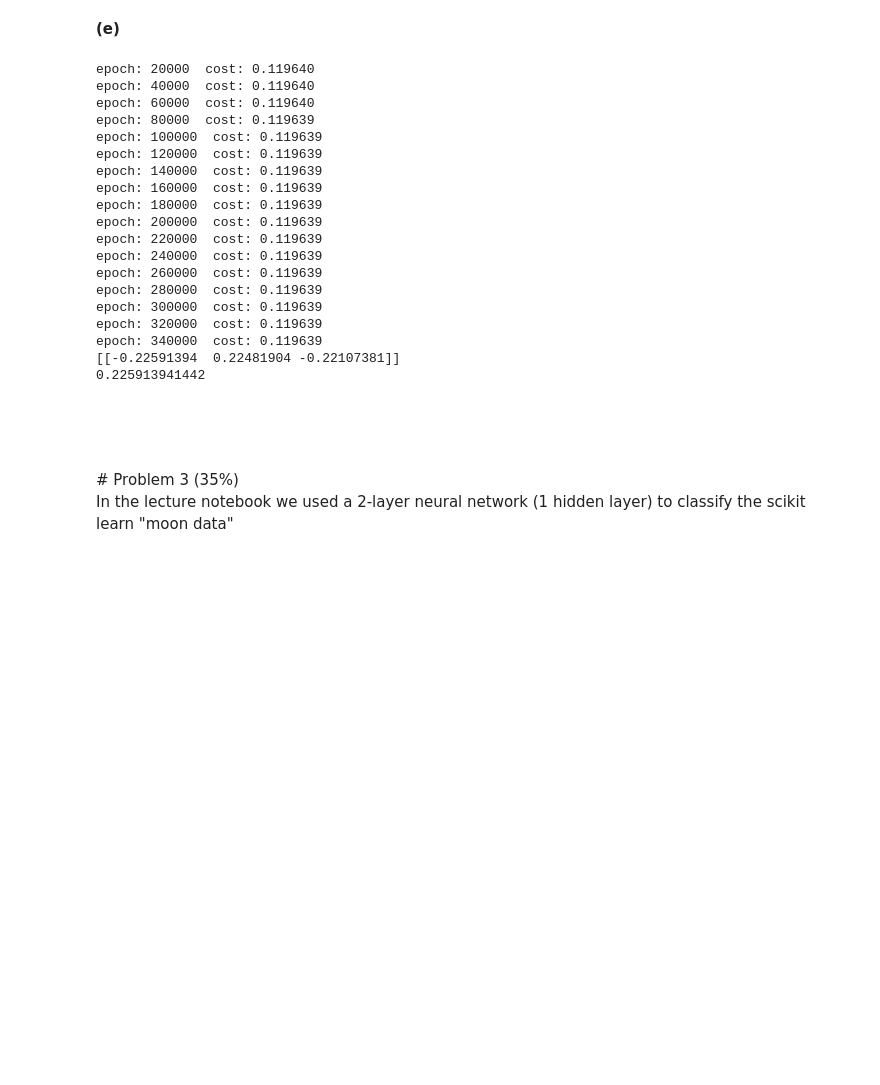
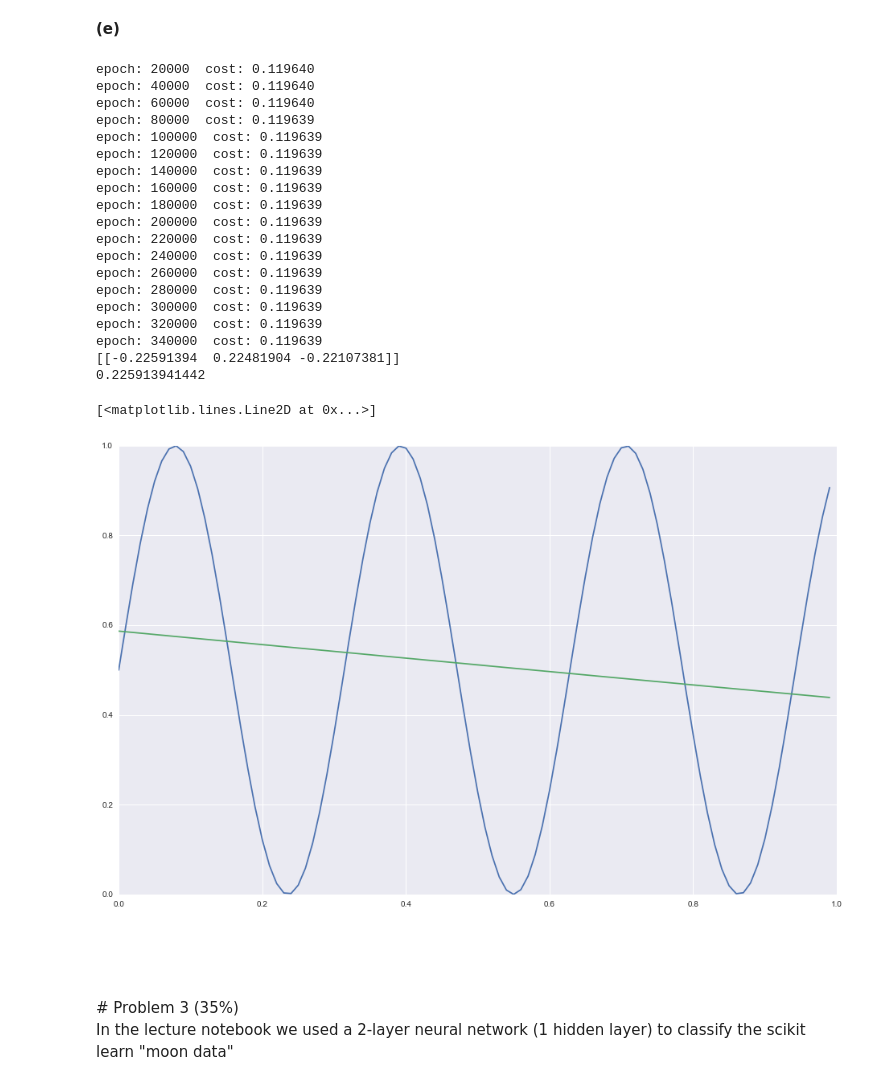
Before and after one commit to afcarl/machine_learning, a Jupyter notebook: homework4/nn1_hw.ipynb, the cells around one changed output. Drawn from its saved outputs; the diff is of its cells as text; code cells hidden in the pictures; blank space fills up the shorter version.

```diff
--- a/homework4/nn1_hw.ipynb
+++ b/homework4/nn1_hw.ipynb
@@ -142,27 +178,34 @@ __(e)__
 # %%
 fa.train(x, y, learning_rate=0.30, n_epochs=340000, report_frequency=20000, lambda_l2=.005)
 print(fa.get_weights()[0])
 print(max(np.abs(fa.get_weights()[0][0])))
+
+figure, ax = plt.subplots(figsize=(16,10))
+ax.plot(x,y)
+y_pred = fa.get_y_pred()
+ax.plot(x, y_pred)
 # %% [output]
 epoch: 20000  cost: 0.119640
 epoch: 40000  cost: 0.119640
 epoch: 60000  cost: 0.119640
 epoch: 80000  cost: 0.119639
 epoch: 100000  cost: 0.119639
 epoch: 120000  cost: 0.119639
 epoch: 140000  cost: 0.119639
 epoch: 160000  cost: 0.119639
 epoch: 180000  cost: 0.119639
 epoch: 200000  cost: 0.119639
 epoch: 220000  cost: 0.119639
 epoch: 240000  cost: 0.119639
 epoch: 260000  cost: 0.119639
 epoch: 280000  cost: 0.119639
 epoch: 300000  cost: 0.119639
 epoch: 320000  cost: 0.119639
 epoch: 340000  cost: 0.119639
 [[-0.22591394  0.22481904 -0.22107381]]
 0.225913941442
+[<matplotlib.lines.Line2D at 0x...>]
+[figure, added]
 # %% [markdown]
 <br>
 <br>
```
Also changed, not shown: parts of 11 cells of this notebook.
